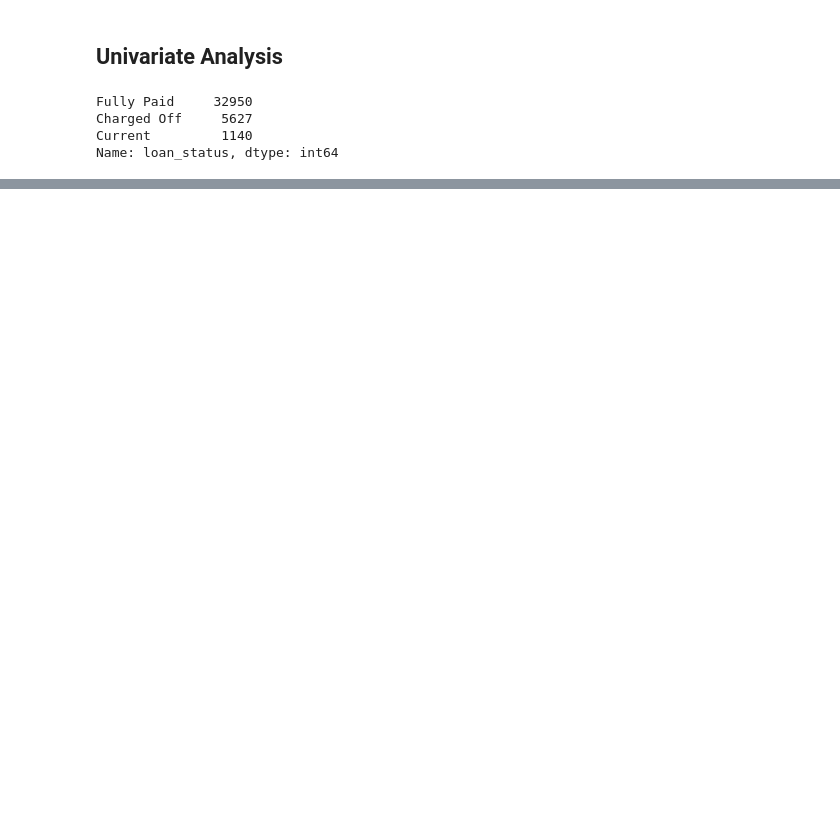
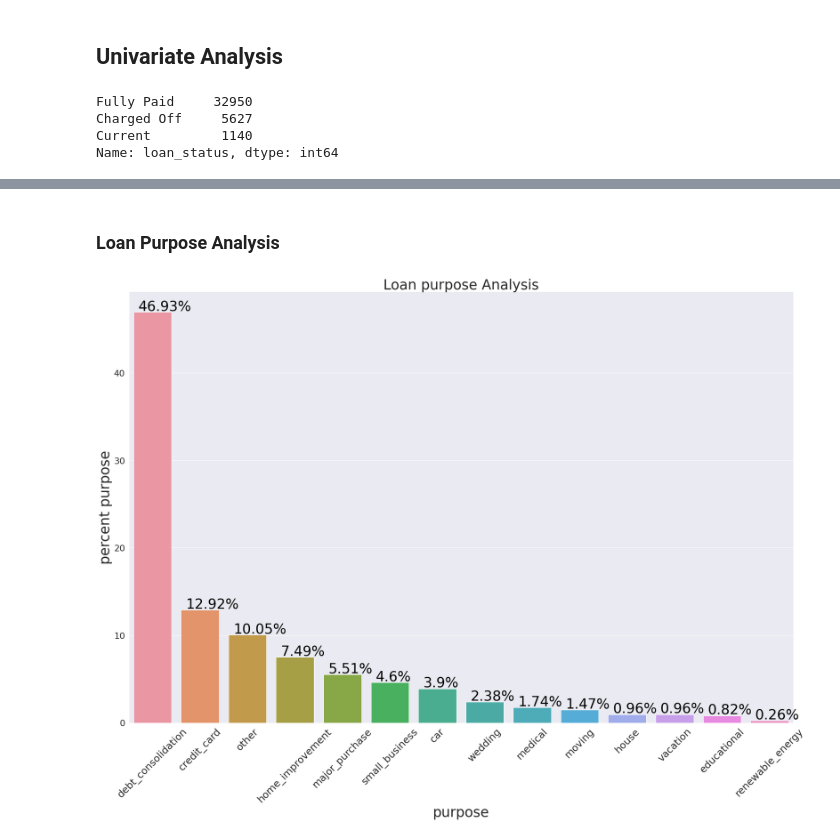
Before and after one commit to teerapat1739/EDA_lending, a Jupyter notebook: notebooks/Group_Facilitator_Name.ipynb, the cells around one changed output, grey strips where cells are left out. Cells and saved outputs as stored; diff of their text form; code cells hidden in the pictures; blank space fills up the shorter version.

```diff
--- a/notebooks/Group_Facilitator_Name.ipynb
+++ b/notebooks/Group_Facilitator_Name.ipynb
@@ -150,0 +358,27 @@ sum
+# %%
+def draw_graph(columns):
+    loan_analysis = pd.DataFrame(data[columns].value_counts(normalize=True).mul(100))
+    loan_analysis.reset_index(inplace=True)
+    # loan_analysis = loan_analysis.head(10)
+    loan_analysis
+
+    plt.figure(figsize=(30,20))
+    ax = sns.barplot(x='index',y=columns, data=loan_analysis)
+    # sns.set(font_scale = 2)
+    for i in ax.patches:
+           ax.text(i.get_x()+0.1, i.get_height()+ 0.2, \
+                str(round((i.get_height()), 2))+"%", fontsize=35, color='black',\
+                )
+
+    plt.ylabel('percent '+ columns, fontsize= 35)
+    plt.xlabel(columns, fontsize= 35)
+
+    plt.title('Loan ' + columns + ' Analysis', fontsize= 35)
+    plt.xticks(rotation=45,fontsize=25)
+    plt.show()
+# %% [markdown]
+### Loan Purpose Analysis
+# %%
+draw_graph('purpose')
+# %% [output]
+[figure, added]
```
Also changed, not shown: parts of 34 cells of this notebook, 1 other file.
